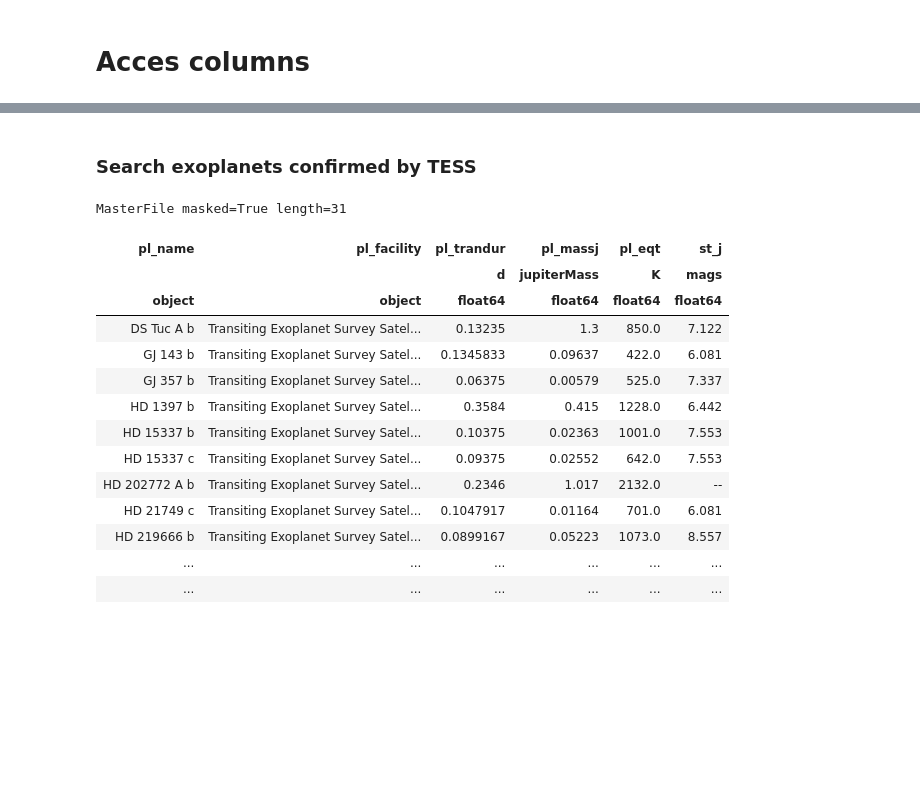
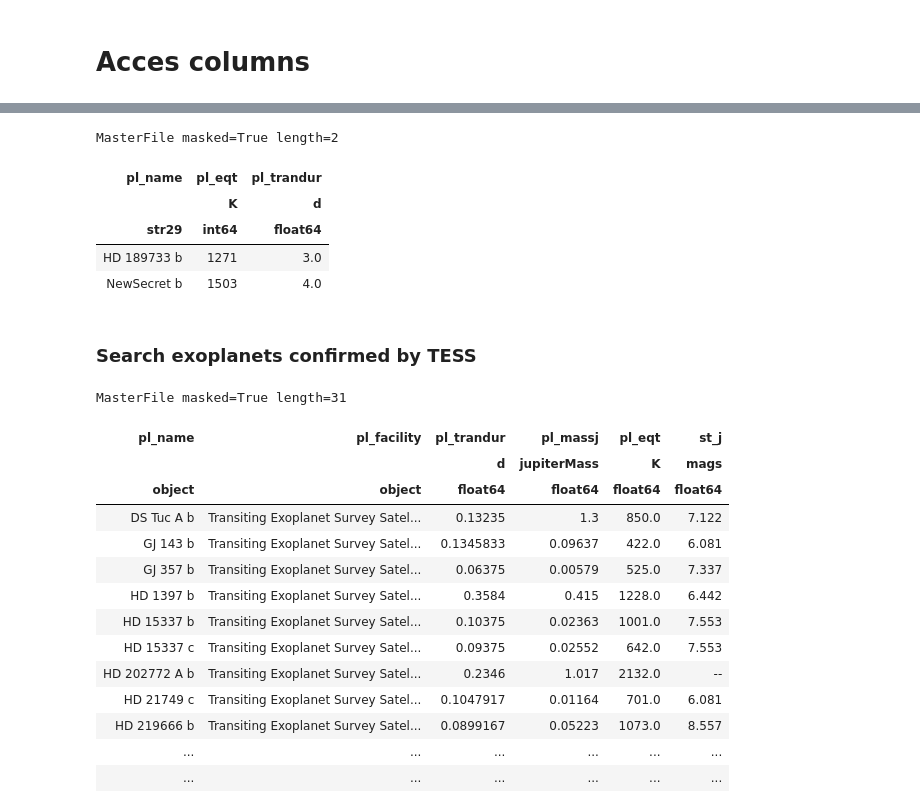
Before and after one commit to AntoineDarveau/exofile, a Jupyter notebook: Example.ipynb, the cells around one changed output, grey strips where cells are left out. Saved outputs shown, nothing was run; the diff lists cells and outputs as text; code cells hidden in the pictures; blank space fills up the shorter version.

```diff
--- a/Example.ipynb
+++ b/Example.ipynb
@@ -71,3 +149,12 @@ MasterFile masked=True length=0
+# %%
+data.by_pl_name('HD 189', 'NewSecret b')['pl_name','pl_eqt','pl_trandur']
+# %% [output]
+MasterFile masked=True length=2
+| pl_name | pl_eqt | pl_trandur |
+|  | K | d |
+| str29 | int64 | float64 |
+| HD 189733 b | 1271 | 3.0 |
+| NewSecret b | 1503 | 4.0 |
 # %% [markdown]
 ### Search exoplanets confirmed by TESS
 # %%
```
Also changed, not shown: parts of 20 cells of this notebook, 5 other files.
